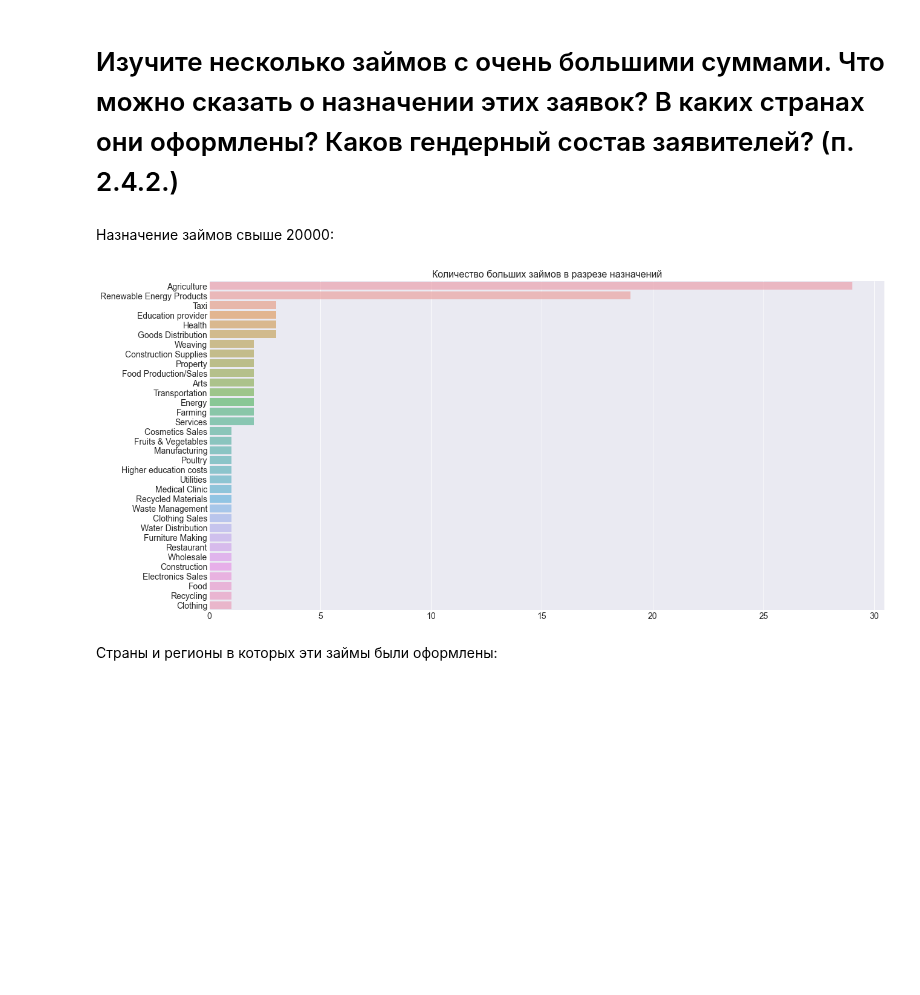
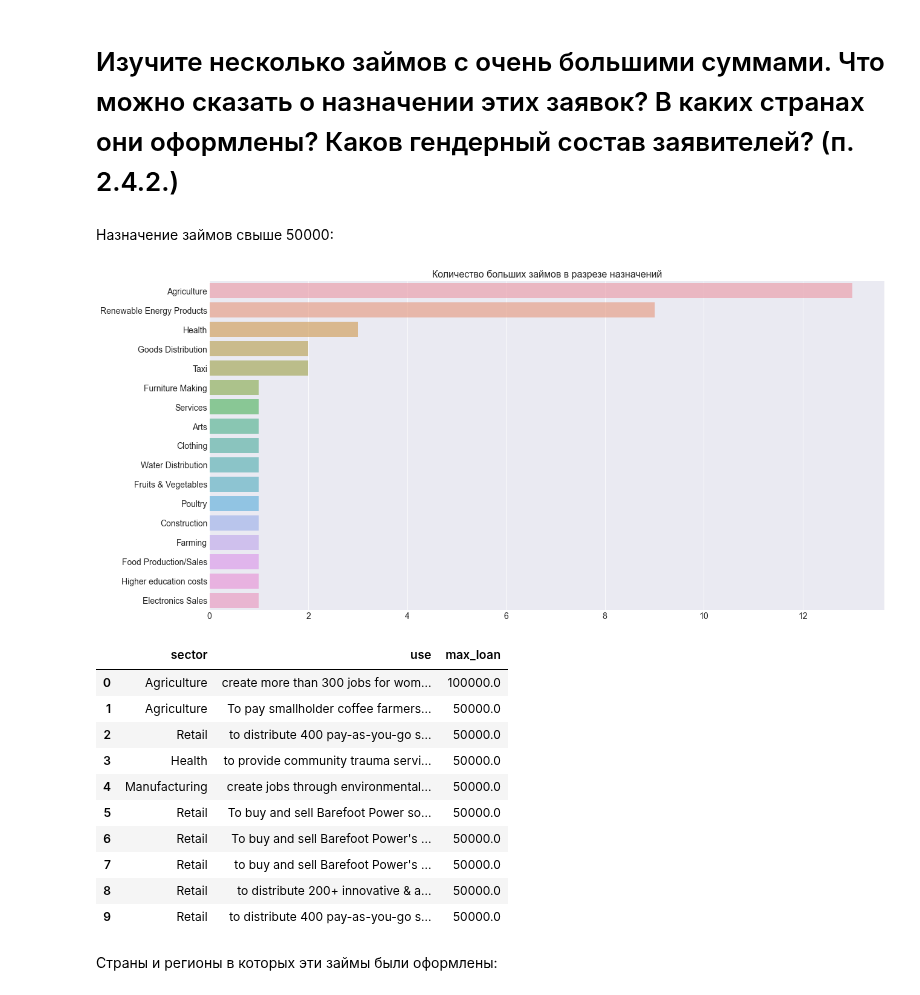
Before and after one commit to Dreeamcatcher/repo, a Jupyter notebook: skillbox/Data analytics - junior/lesson - EDA/hw-eda.ipynb, the cells around one changed output. Cells and saved outputs as stored; diff of their text form; code cells hidden in the pictures; blank space fills up the shorter version.

```diff
--- a/skillbox/Data analytics - junior/lesson - EDA/hw-eda.ipynb
+++ b/skillbox/Data analytics - junior/lesson - EDA/hw-eda.ipynb
@@ -21,8 +21,8 @@ import seaborn as sns
 plt.style.use('seaborn-darkgrid')
 palette = plt.get_cmap('Set2')
 # %%
-df_kiva_loans = pd.read_csv("/home/user/PycharmProjects/files/1-15-kiva/kiva_loans.csv")
-df_mpi = pd.read_csv("/home/user/PycharmProjects/files/1-15-kiva/kiva_mpi_region_locations.csv")
+df_kiva_loans = pd.read_csv("D:/files/kiva_loans.csv")
+df_mpi = pd.read_csv("D:/files/kiva_mpi_region_locations.csv")
 # %%
 countries = df_kiva_loans['country'].value_counts()[df_kiva_loans['country'].value_counts(normalize=True)> 0.005]
 list_countries = list(countries.index)
@@ -88,19 +88,35 @@ df_gender_by_country[(df_gender_by_country.group> df_gender_by_country.female) &
 # %% [markdown]
 # Изучите несколько займов с очень большими суммами. Что можно сказать о назначении этих заявок? В каких странах они оформлены? Каков гендерный состав заявителей? (п. 2.4.2.)
 # %%
-df_high_loan = df_kiva_loans[df_kiva_loans.loan_amount > 20000]
+df_high_loan = df_kiva_loans[df_kiva_loans.loan_amount >= 50000]
 # %% [markdown]
-Назначение займов свыше 20000:
+Назначение займов свыше 50000:
 # %%
 high_loan_activity = df_high_loan['activity'].value_counts()
 
 plt.figure(figsize=(20,10))
 plt.title("Количество больших займов в разрезе назначений", fontsize=16)
 plt.tick_params(labelsize=14)
 sns.barplot(y=high_loan_activity.index, x=high_loan_activity.values, alpha=0.6)
 plt.show()
+
+df_high_loan.groupby(['sector', 'use'])['loan_amount']\
+    .agg(max_loan = 'max')\
+    .sort_values('max_loan', ascending=False)\
+    .reset_index()[:10]
 # %% [output]
-[figure, old version]
+[figure, new version]
+|  | sector | use | max_loan |
+| 0 | Agriculture | create more than 300 jobs for wom... | 100000.0 |
+| 1 | Agriculture | To pay smallholder coffee farmers... | 50000.0 |
+| 2 | Retail | to distribute 400 pay-as-you-go s... | 50000.0 |
+| 3 | Health | to provide community trauma servi... | 50000.0 |
+| 4 | Manufacturing | create jobs through environmental... | 50000.0 |
+| 5 | Retail | To buy and sell Barefoot Power so... | 50000.0 |
+| 6 | Retail | To buy and sell Barefoot Power's ... | 50000.0 |
+| 7 | Retail | to buy and sell Barefoot Power's ... | 50000.0 |
+| 8 | Retail | to distribute 200+ innovative & a... | 50000.0 |
+| 9 | Retail | to distribute 400 pay-as-you-go s... | 50000.0 |
 # %% [markdown]
 Страны и регионы в которых эти займы были оформлены:
 # %%
```
Also changed, not shown: parts of 3 cells of this notebook.
